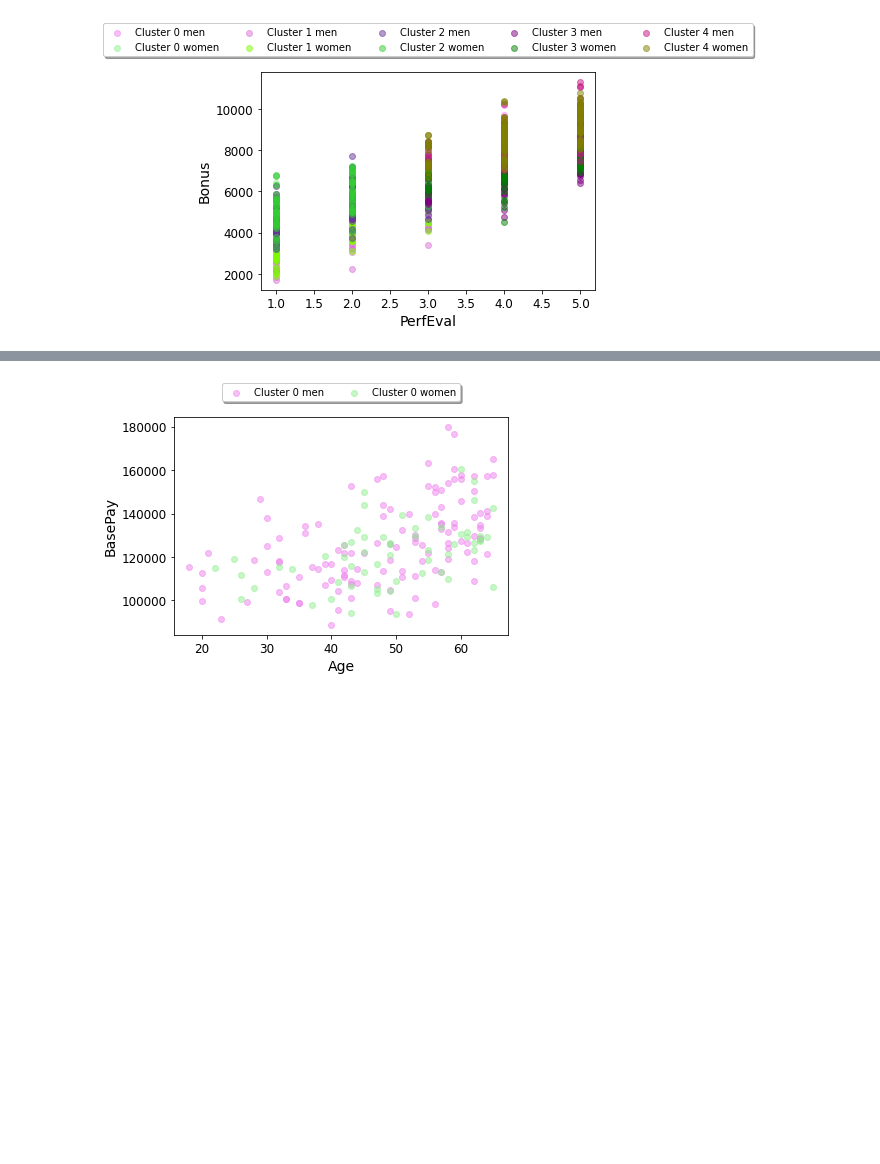
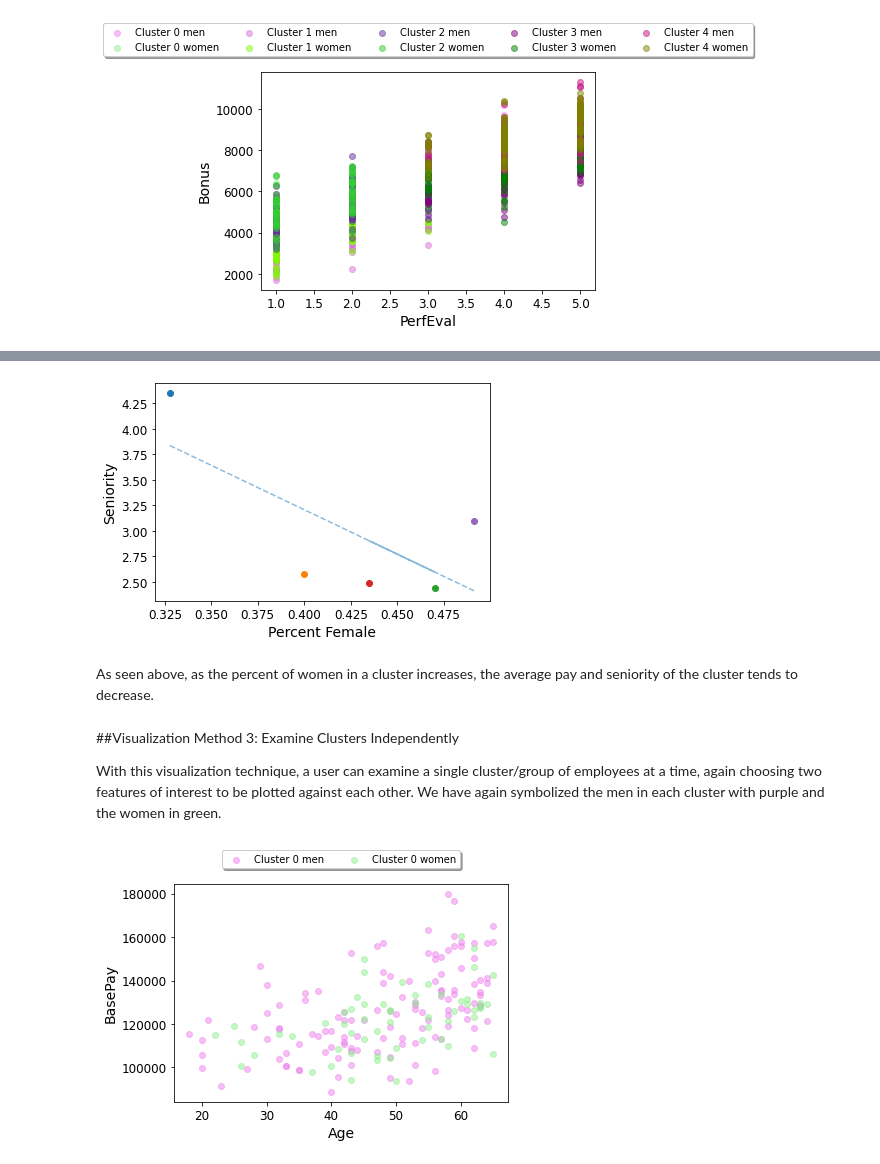
Before and after one commit to parulgo7/GHH22_EmployeeEmpowerment, a Jupyter notebook: GirlsHooCodeHackathonProject.ipynb, the cells around one changed output, grey strips where cells are left out. Drawn from its saved outputs; the diff is of its cells as text; code cells hidden in the pictures; blank space fills up the shorter version.

```diff
--- a/GirlsHooCodeHackathonProject.ipynb
+++ b/GirlsHooCodeHackathonProject.ipynb
@@ -444,3 +477,13 @@ plot_cluster_gender_percentages("BasePay")
+# %%
+plot_cluster_gender_percentages("Seniority")
+# %% [output]
+[figure, added]
+# %% [markdown]
+As seen above, as the percent of women in a cluster increases, the average pay and seniority of the cluster tends to decrease.
+# %% [markdown]
+##Visualization Method 3: Examine Clusters Independently
+
+With this visualization technique, a user can examine a single cluster/group of employees at a time, again choosing two features of interest to be plotted against each other. We have again symbolized the men in each cluster with purple and the women in green.
 # %%
 def graph_clusters(feature_1, feature_2, cluster_num):
   indices = np.where(model.labels_ == cluster_num)[0]
```
Also changed, not shown: parts of 26 cells of this notebook.
